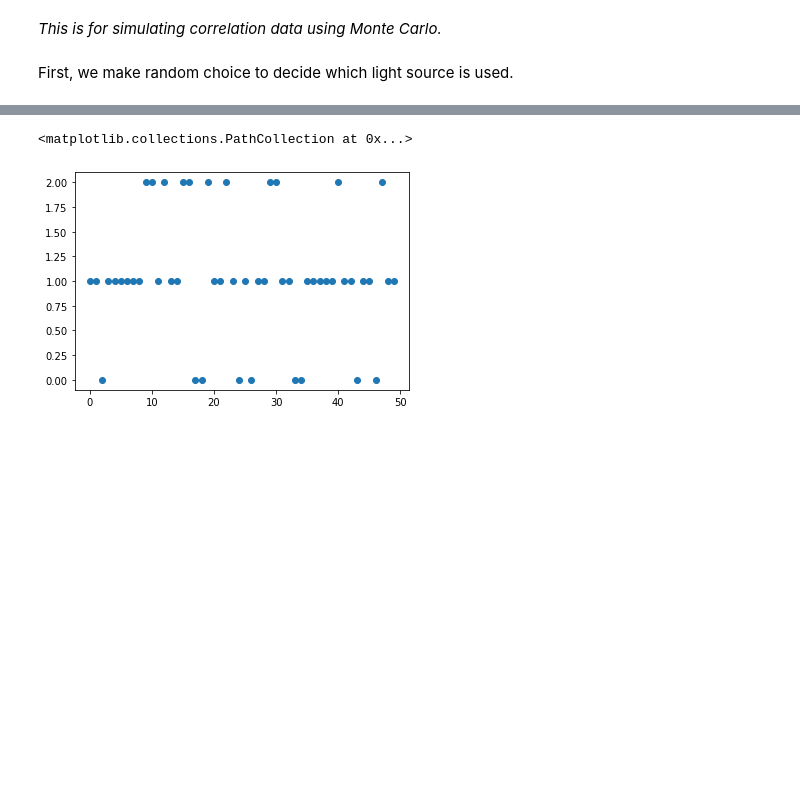
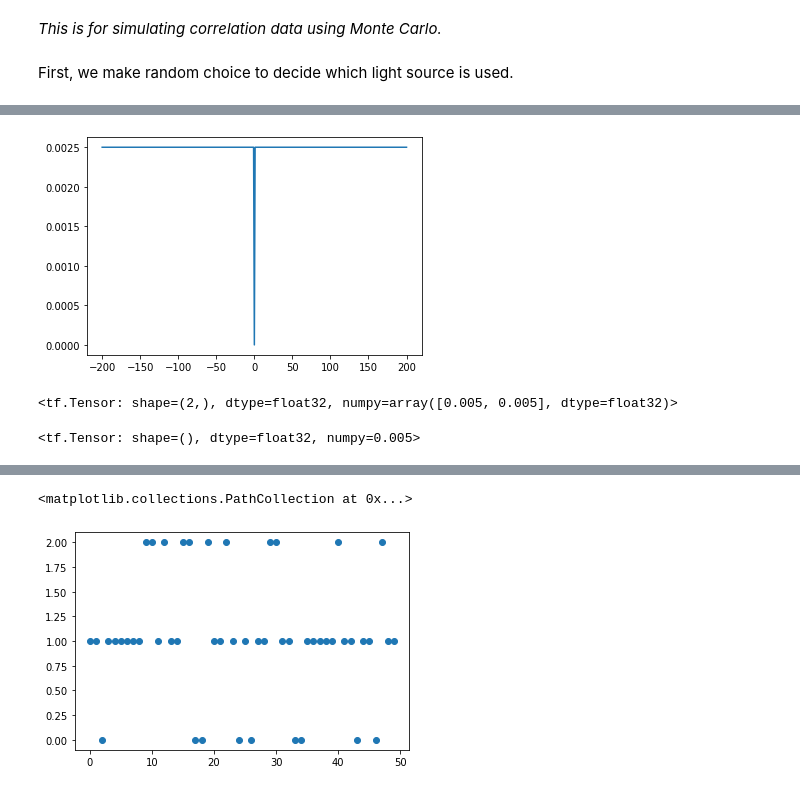
Before and after one commit to ubsuny/g2-coral, a Jupyter notebook: mc_simulation/simu_tfd.ipynb, the cells around one changed output, grey strips where cells are left out. Cells and saved outputs as stored; diff of their text form; code cells hidden in the pictures; blank space fills up the shorter version.

```diff
--- a/mc_simulation/simu_tfd.ipynb
+++ b/mc_simulation/simu_tfd.ipynb
@@ -5,0 +1,6 @@ import tensorflow_probability as tfp
+# %%
+# import libraries we need
+%pylab inline
+import tensorflow as tf
+import tensorflow_probability as tfp
+tfd = tfp.distributions
@@ -33,0 +56,28 @@ a
+# %%
+total_bin = 400      # number of total time bins
+bin_number = tf.range(-1 * total_bin//2,total_bin//2+1,delta=1,dtype=float32)
+
+tbin_n = tf.constant(np.linspace(min(bin_number),-1,total_bin//2),dtype=float32)
+tbin_p = tf.constant(np.linspace(1,max(bin_number),total_bin//2),dtype=float32)
+
+uni_dist = tfd.MixtureSameFamily(
+    mixture_distribution = tfd.Categorical(probs=[0.5, 0.5]),
+    components_distribution = tfd.Uniform(low=[min(bin_number),1],high=[0,max(bin_number)+1])
+                       )
+uni_prob = uni_dist.prob([tbin_n,tbin_p])
+uni_prob = tf.concat([uni_prob[0],[0],uni_prob[1]],0)
+plt.plot(bin_number,uni_prob)
+plt.show()
+# %% [output]
+[figure, added]
+# %%
+
+d2=tfd.Uniform(low=1,high=100)
+x1=np.linspace(-100,-1,100)
+d=tfd.MixtureSameFamily(
+    mixture_distribution = tfd.Categorical(probs=[0.5, 0.5]),
+    components_distribution = tfd.Uniform(low=[-101,1],high=[-1,101])
+                       )
+d.prob([3,4])
+# %% [output]
+<tf.Tensor: shape=(2,), dtype=float32, numpy=array([0.005, 0.005], dtype=float32)>
@@ -33,0 +87,4 @@ a
+# %%
+d.prob(5)
+# %% [output]
+<tf.Tensor: shape=(), dtype=float32, numpy=0.005>
```
Also changed, not shown: parts of 10 cells of this notebook.
